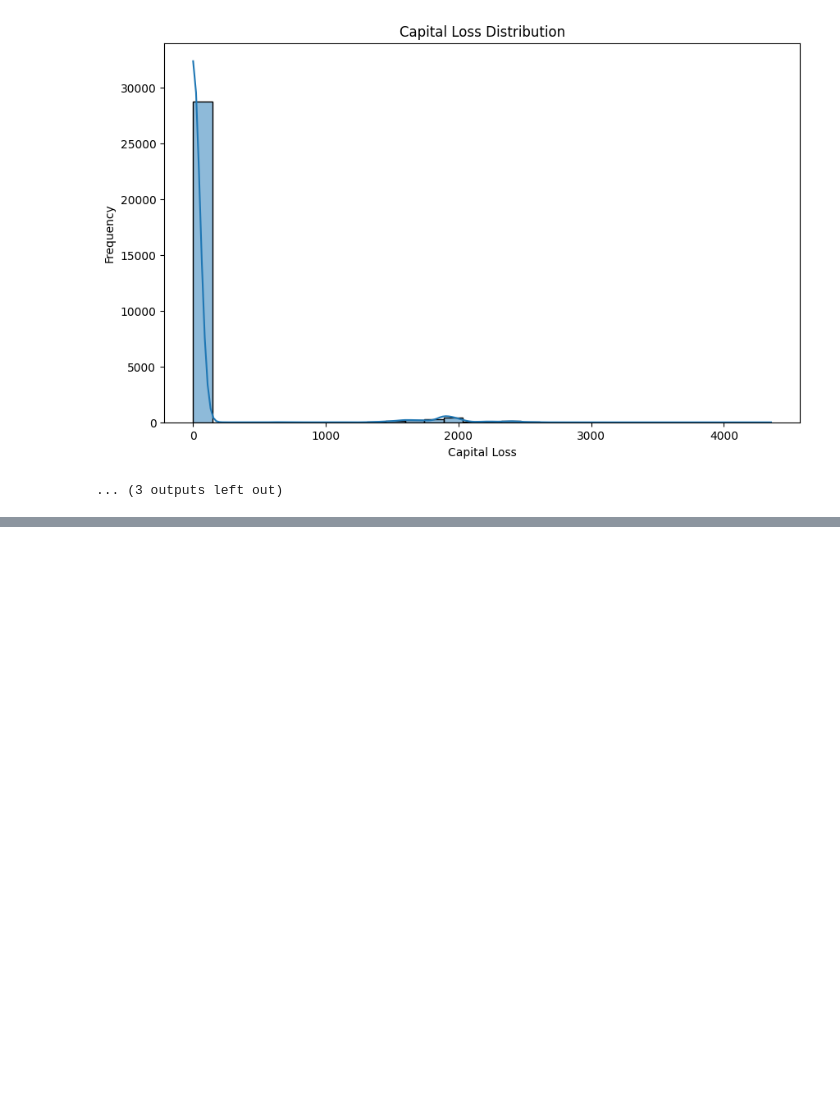
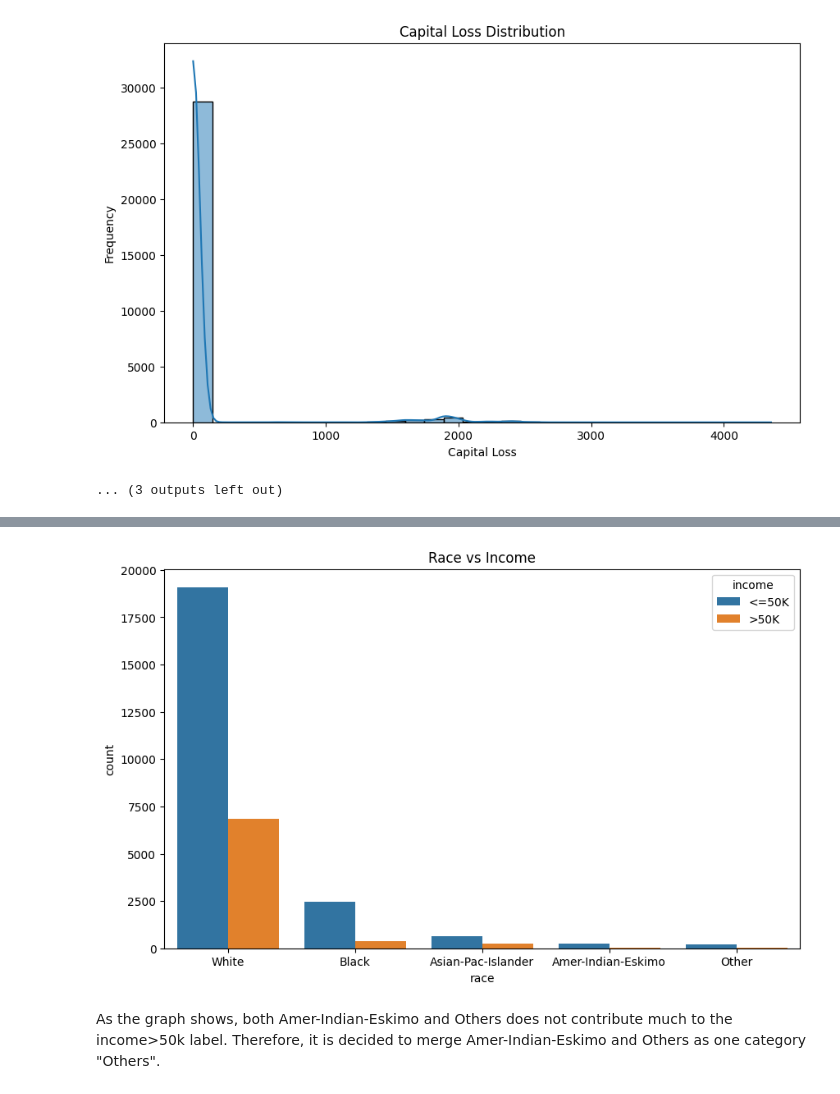
Before and after one commit to lilai3552/IN6227-DataMing, a Jupyter notebook: main.ipynb, the cells around one changed output, grey strips where cells are left out. Cells and saved outputs as stored; diff of their text form; code cells hidden in the pictures; blank space fills up the shorter version.

```diff
--- a/main.ipynb
+++ b/main.ipynb
@@ -237,0 +254,10 @@ Among the EDA process, some columns are worth noting.
+# %%
+#race vs income
+plt.figure(figsize=(10, 6))
+sns.countplot(data=df_train,x='race',hue='income')
+plt.title('Race vs Income')
+plt.show()
+# %% [output]
+[figure, added]
+# %% [markdown]
+As the graph shows, both Amer-Indian-Eskimo and Others does not contribute much to the income>50k label. Therefore, it is decided to merge Amer-Indian-Eskimo and Others as one category "Others".
```
Also changed, not shown: parts of 11 cells of this notebook.
